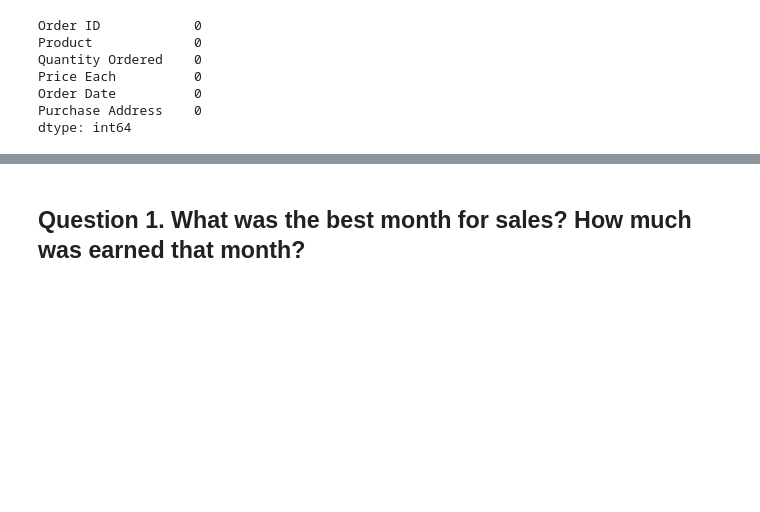
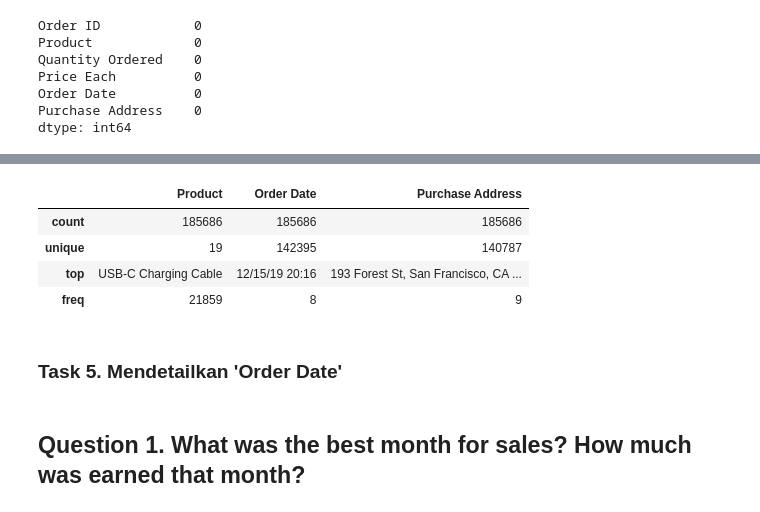
Before and after one commit to ricoputrap/electrosales-2019, a Jupyter notebook: SalesAnalysis.ipynb, the cells around one changed output, grey strips where cells are left out. Saved outputs shown, nothing was run; the diff lists cells and outputs as text; code cells hidden in the pictures; blank space fills up the shorter version.

```diff
--- a/SalesAnalysis.ipynb
+++ b/SalesAnalysis.ipynb
@@ -301,3 +366,14 @@ dtype: int64
+# %%
+# get descriptive statistic of categorical columns
+df.describe(include=['O'])
+# %% [output]
+|  | Product | Order Date | Purchase Address |
+| count | 185686 | 185686 | 185686 |
+| unique | 19 | 142395 | 140787 |
+| top | USB-C Charging Cable | 12/15/19 20:16 | 193 Forest St, San Francisco, CA ... |
+| freq | 21859 | 8 | 9 |
+# %% [markdown]
+### Task 5. Mendetailkan 'Order Date'
 # %% [markdown]
 ## Question 1. What was the best month for sales? How much was earned that month?
 # %%
```
Also changed, not shown: parts of 9 cells of this notebook.
